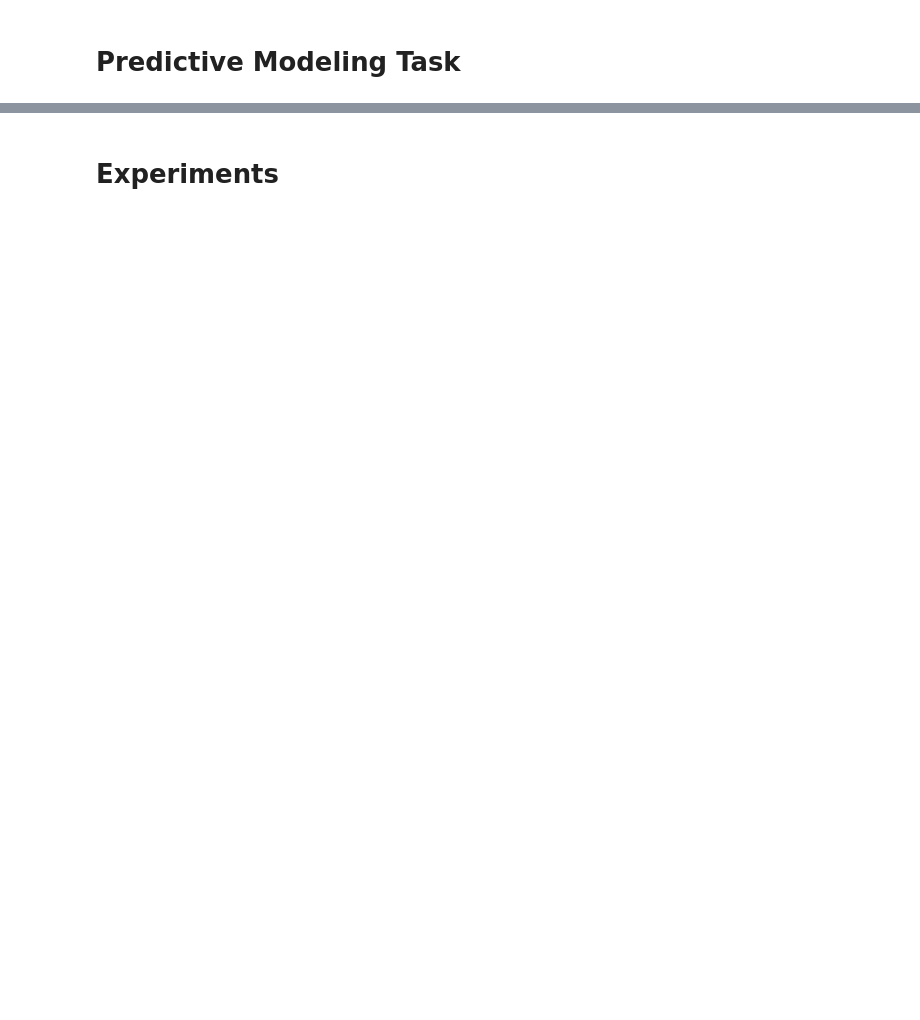
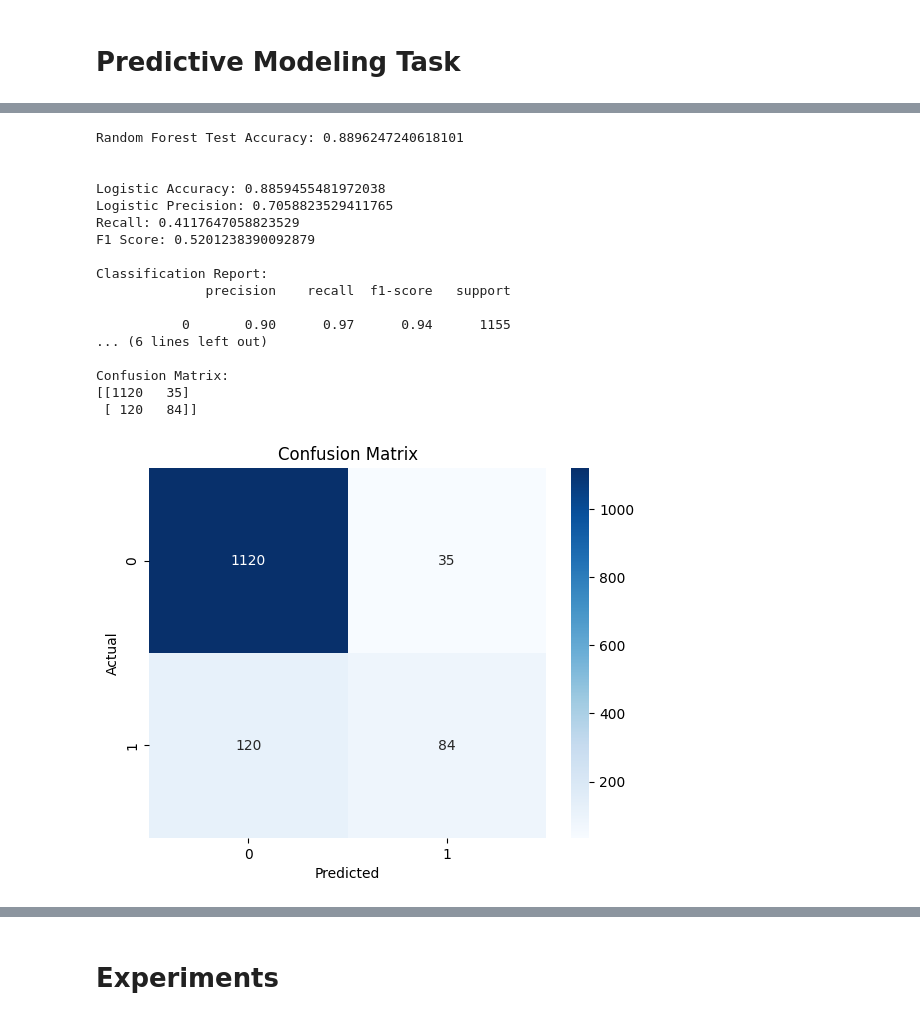
Before and after one commit to EchoKnights/CSEN903-Project, a Jupyter notebook: acl-milestone.ipynb, the cells around one changed output, grey strips where cells are left out. Cells and saved outputs as stored; diff of their text form; code cells hidden in the pictures; blank space fills up the shorter version.

Commit message:
[add + fix] modifided model dataset as well as model parameters.

```diff
--- a/acl-milestone.ipynb
+++ b/acl-milestone.ipynb
@@ -1084,7 +1580,7 @@ modeling_data = (
     cleaned_tables['races'][['circuitId', 'raceId', 'year', 'date', 'time', 'round']]
     .merge(cleaned_tables['circuits'][['circuitId', 'country', 'circuitRef', 'lng', 'lat', 'alt']], on = 'circuitId')
     .merge(cleaned_tables['results'][['driverId', 'constructorId', 'raceId', 'grid', 'positionOrder']], on='raceId')
-    .merge(cleaned_tables['qualifying'][['raceId', 'q1']], on= 'raceId', how= 'left')
+    .merge(cleaned_tables['qualifying'][['raceId', 'position', 'driverId']], on= ['raceId', 'driverId'], how= 'left')
     .merge(cleaned_tables['drivers'][['driverId', 'driverRef', 'dob', 'nationality']], on='driverId')
     .merge(cleaned_tables['constructors'][['constructorId', 'constructorRef']], on= 'constructorId')
 )
@@ -1198,6 +1720,6 @@ modeling_data = add_pit_stop_features(
 )
 
 
-modeling_data = modeling_data.drop(columns=['circuitId', 'raceId', 'driverId', 'constructorId', 'dob'])
+modeling_data = modeling_data.drop(columns=['circuitId', 'raceId', 'driverId', 'constructorId', 'dob', 'date', 'avg_stop_duration_before_race', 'avg_stops_per_race_before_race', 'avg_stop_duration_previous_season', 'avg_stops_per_race_previous_season'])
 modeling_data.info()
 modeling_data.head()
@@ -1216,11 +1762,7 @@ modeling_data['podium'] = modeling_data['positionOrder'].isin([1, 2, 3]).astype(
 modeling_data.info()
 display(modeling_data.head())
 
-data = modeling_data.merge(
-    races[['raceId', 'year']],
-    on='raceId',
-    how='left'
-)
+data = modeling_data.copy()
 
 training = data[data['year'] <= 2019].copy()
 validation = data[data['year'].between(2020, 2021)].copy()
@@ -1244,13 +1839,10 @@ print("Testing Percentage of Data:", testing_percentage)
 # %%
-numeric_features = ['grid', 'round']
+numeric_features = ['grid', 'round', 'year', 'lng', 'lat', 'alt',
+                    'driver_points_before_race', 'driver_wins_before_race', 'driver_previous_season_points', 'driver_previous_season_wins',
+                    'age', 'position']
 
-categorical_features = [
-    'driverId',
-    'constructorId',
-    'circuitId',
-    'country',
-    'nationality'
-]
+categorical_features = ['country', 'circuitRef', 'constructorRef', 'nationality', 'driverRef']
+
 features = numeric_features + categorical_features
 
 x_train = training[features]
@@ -1299,23 +1905,42 @@ rf_model.fit(x_train, y_train)
 # %%
-y_pred_rf = rf_model.predict(x_val)
-print("Random Forest Test Accuracy:", accuracy_score(y_val, y_pred_rf))
+y_pred_rf = rf_model.predict(x_test)
+print("Random Forest Test Accuracy:", accuracy_score(y_test, y_pred_rf))
 
 print('\n')
 
-y_pred_lm = logistic_model.predict(x_val)
-print("Logistic Accuracy:", accuracy_score(y_val, y_pred_lm))
-print("Logistic Precision:", precision_score(y_val, y_pred_lm))
-print("Recall:", recall_score(y_val, y_pred_lm))
-print("F1 Score:", f1_score(y_val, y_pred_lm))
+y_pred_lm = logistic_model.predict(x_test)
+print("Logistic Accuracy:", accuracy_score(y_test, y_pred_lm))
+print("Logistic Precision:", precision_score(y_test, y_pred_lm))
+print("Recall:", recall_score(y_test, y_pred_lm))
+print("F1 Score:", f1_score(y_test, y_pred_lm))
 print("\nClassification Report:")
-print(classification_report(y_val, y_pred_lm))
+print(classification_report(y_test, y_pred_lm))
 print("\nConfusion Matrix:")
-print(confusion_matrix(y_val, y_pred_lm))
+print(confusion_matrix(y_test, y_pred_lm))
 
-cm = confusion_matrix(y_val, y_pred_lm)
+cm = confusion_matrix(y_test, y_pred_lm)
 sns.heatmap(cm, annot=True, fmt="d", cmap='Blues')
 plt.xlabel('Predicted')
 plt.ylabel('Actual')
 plt.title('Confusion Matrix')
 plt.show()
+# %% [output]
+Random Forest Test Accuracy: 0.8896247240618101
+
+
+Logistic Accuracy: 0.8859455481972038
+Logistic Precision: 0.7058823529411765
+Recall: 0.4117647058823529
+F1 Score: 0.5201238390092879
+
+Classification Report:
+              precision    recall  f1-score   support
+
+           0       0.90      0.97      0.94      1155
+... (6 lines left out)
+
+Confusion Matrix:
+[[1120   35]
+ [ 120   84]]
+[figure, added]
 # %%
```
Also changed, not shown: parts of 38 cells of this notebook.
